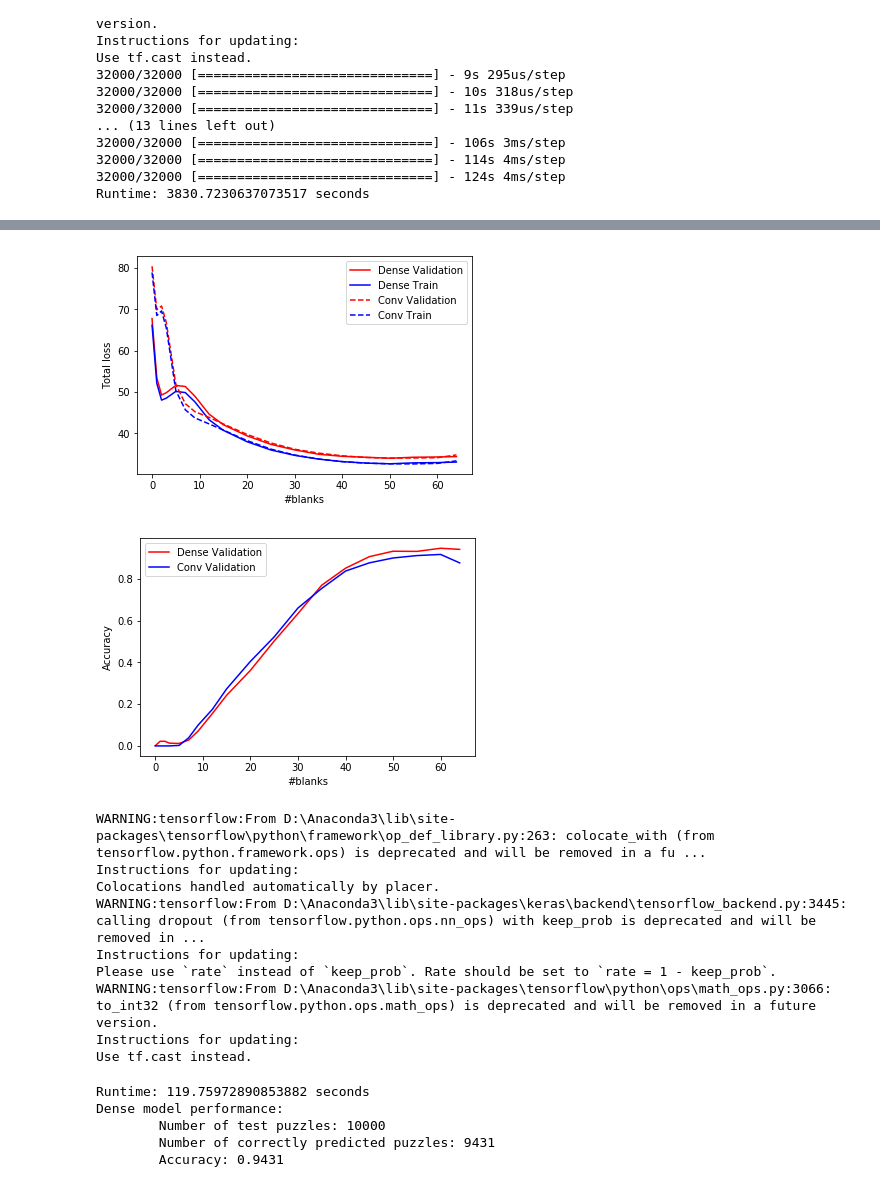
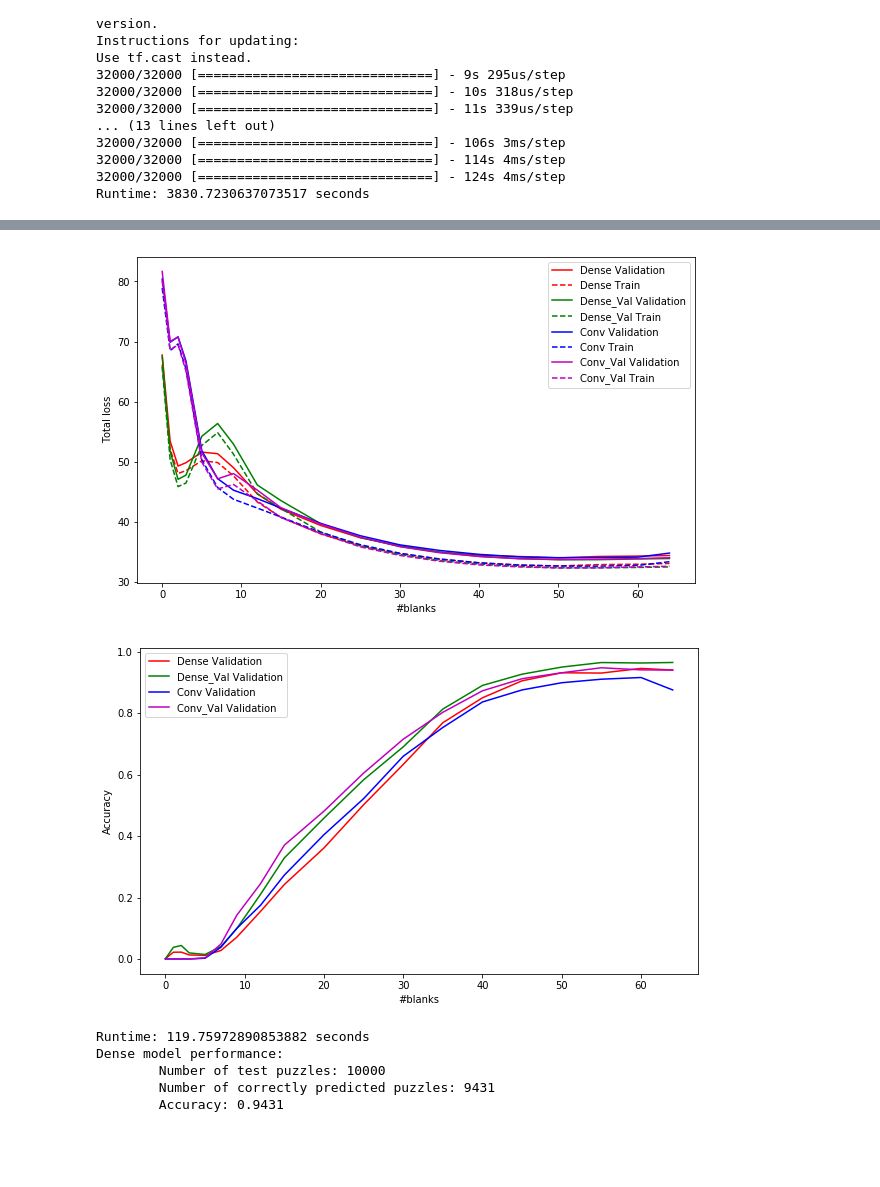
Before and after one commit to tthung1997/sudoku-neuralnet, a Jupyter notebook: main_easy.ipynb, the cells around one changed output, grey strips where cells are left out. Drawn from its saved outputs; the diff is of its cells as text; code cells hidden in the pictures; blank space fills up the shorter version.

Commit message:
conv_val and evaluation

```diff
--- a/main_easy.ipynb
+++ b/main_easy.ipynb
@@ -484,41 +608,54 @@ Runtime: 3830.7230637073517 seconds
+# %%
+# load evaluation
+dense_val_evals = np.load('./evaluations/dense_val_evals.npy')
+dense_train_evals = np.load('./evaluations/dense_train_evals.npy')
+conv_val_evals = np.load('./evaluations/conv_val_evals.npy')
+conv_train_evals = np.load('./evaluations/conv_train_evals.npy')
+dense_val_val_evals = np.load('./evaluations/dense_val_val_evals.npy')
+dense_val_train_evals = np.load('./evaluations/dense_val_train_evals.npy')
+conv_val_val_evals = np.load('./evaluations/conv_val_val_evals.npy')
+conv_val_train_evals = np.load('./evaluations/conv_val_train_evals.npy')
 # %%
 # plot loss
+plt.figure(figsize=(10, 6))
 plt.plot(dense_val_evals[:, 0], dense_val_evals[:, 1], 'r-', label='Dense Validation')
-plt.plot(dense_train_evals[:, 0], dense_train_evals[:, 1], 'b-', label='Dense Train')
-plt.plot(conv_val_evals[:, 0], conv_val_evals[:, 1], 'r--', label='Conv Validation')
+plt.plot(dense_train_evals[:, 0], dense_train_evals[:, 1], 'r--', label='Dense Train')
+plt.plot(dense_val_val_evals[:, 0], dense_val_val_evals[:, 1], 'g-', label='Dense_Val Validation')
+plt.plot(dense_val_train_evals[:, 0], dense_val_train_evals[:, 1], 'g--', label='Dense_Val Train')
+plt.plot(conv_val_evals[:, 0], conv_val_evals[:, 1], 'b-', label='Conv Validation')
 plt.plot(conv_train_evals[:, 0], conv_train_evals[:, 1], 'b--', label='Conv Train')
+plt.plot(conv_val_val_evals[:, 0], conv_val_val_evals[:, 1], 'm-', label='Conv_Val Validation')
+plt.plot(conv_val_train_evals[:, 0], conv_val_train_evals[:, 1], 'm--', label='Conv_Val Train')
 plt.xlabel('#blanks')
 plt.ylabel('Total loss')
 plt.legend(loc='best')
 plt.show()
 # %% [output]
-[figure, old version]
+[figure, new version]
 # %%
-# plot loss
+# plot accuracy
+plt.figure(figsize=(10, 6))
 plt.plot(dense_val_evals[:, 0], dense_val_evals[:, 2], 'r-', label='Dense Validation')
-# plt.plot(dense_train_evals[:, 0], dense_train_evals[:, 2], 'b-', label='Dense Train')
+# plt.plot(dense_train_evals[:, 0], dense_train_evals[:, 2], 'r--', label='Dense Train')
+plt.plot(dense_val_val_evals[:, 0], dense_val_val_evals[:, 2], 'g-', label='Dense_Val Validation')
+# plt.plot(dense_val_train_evals[:, 0], dense_val_train_evals[:, 2], 'g--', label='Dense_Val Train')
 plt.plot(conv_val_evals[:, 0], conv_val_evals[:, 2], 'b-', label='Conv Validation')
 # plt.plot(conv_train_evals[:, 0], conv_train_evals[:, 2], 'b--', label='Conv Train')
+plt.plot(conv_val_val_evals[:, 0], conv_val_val_evals[:, 2], 'm-', label='Conv_Val Validation')
+# plt.plot(conv_val_train_evals[:, 0], conv_val_train_evals[:, 2], 'm--', label='Conv_Val Train')
+
 plt.xlabel('#blanks')
 plt.ylabel('Accuracy')
 plt.legend(loc='best')
 plt.show()
 # %% [output]
-[figure, old version]
+[figure, new version]
 # %%
 # load latest model
 dense = keras.models.load_model('./models/dense_model-64.h5')
 conv = keras.models.load_model('./models/conv_model-64.h5')
+dense_val = keras.models.load_model('./models/dense_val-64.h5')
+conv_val = keras.models.load_model('./models/conv_val-64.h5')
-# %% [output]
-WARNING:tensorflow:From D:\Anaconda3\lib\site-packages\tensorflow\python\framework\op_def_library.py:263: colocate_with (from tensorflow.python.framework.ops) is deprecated and will be removed in a fu ...
-Instructions for updating:
-Colocations handled automatically by placer.
-WARNING:tensorflow:From D:\Anaconda3\lib\site-packages\keras\backend\tensorflow_backend.py:3445: calling dropout (from tensorflow.python.ops.nn_ops) with keep_prob is deprecated and will be removed in ...
-Instructions for updating:
-Please use `rate` instead of `keep_prob`. Rate should be set to `rate = 1 - keep_prob`.
-WARNING:tensorflow:From D:\Anaconda3\lib\site-packages\tensorflow\python\ops\math_ops.py:3066: to_int32 (from tensorflow.python.ops.math_ops) is deprecated and will be removed in a future version.
-Instructions for updating:
-Use tf.cast instead.
 # %%
 # Evaluate on test set
 start = time.time()
```
Also changed, not shown: parts of 8 cells of this notebook, 4 other files.
